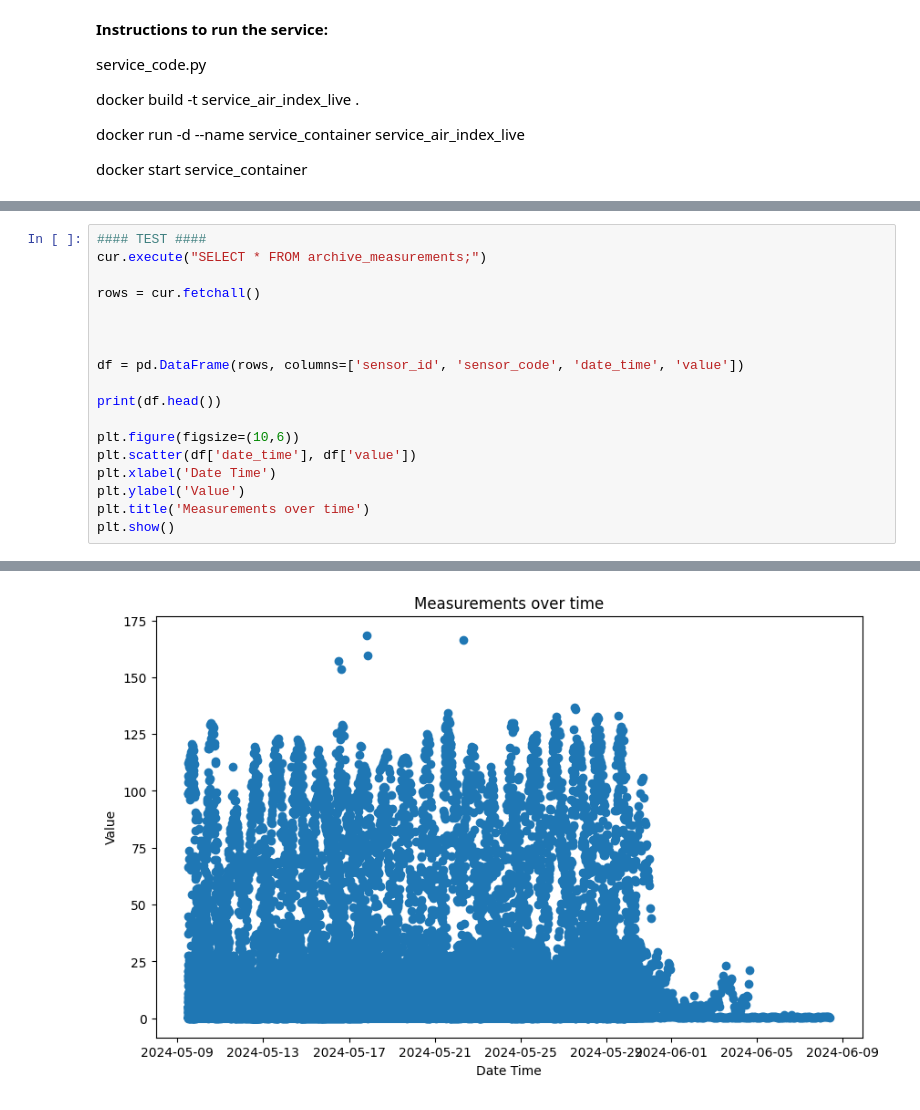
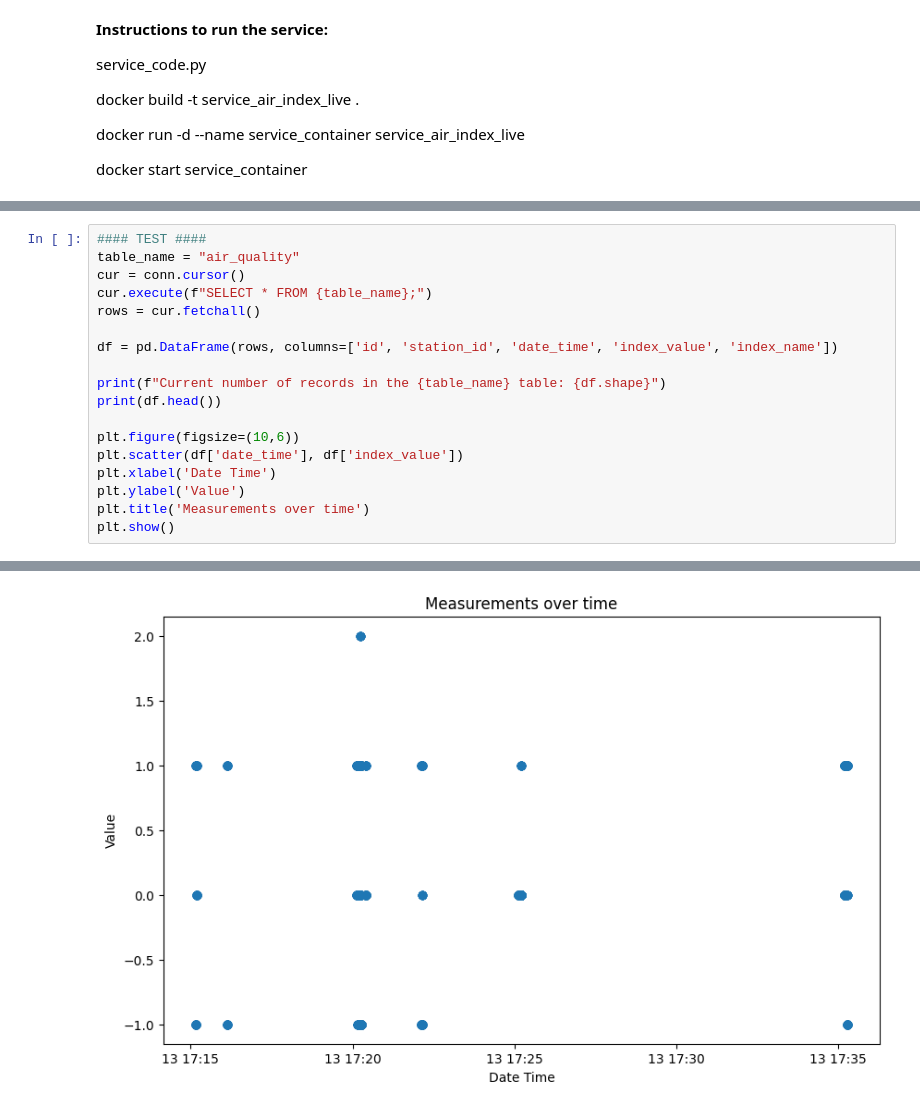
Before and after one commit to KosoliCstud/project, a Jupyter notebook: project_code.ipynb, the cells around one changed output, grey strips where cells are left out. Saved outputs shown, nothing was run; the diff lists cells and outputs as text.

```diff
--- a/project_code.ipynb
+++ b/project_code.ipynb
@@ -752,17 +721,17 @@ df
 # %%
 #### TEST ####
-cur.execute("SELECT * FROM archive_measurements;")
-
+table_name = "air_quality"
+cur = conn.cursor()
+cur.execute(f"SELECT * FROM {table_name};")
 rows = cur.fetchall()
 
+df = pd.DataFrame(rows, columns=['id', 'station_id', 'date_time', 'index_value', 'index_name'])
 
-
-df = pd.DataFrame(rows, columns=['sensor_id', 'sensor_code', 'date_time', 'value'])
-
+print(f"Current number of records in the {table_name} table: {df.shape}")
 print(df.head())
 
 plt.figure(figsize=(10,6))
-plt.scatter(df['date_time'], df['value'])
+plt.scatter(df['date_time'], df['index_value'])
 plt.xlabel('Date Time')
 plt.ylabel('Value')
 plt.title('Measurements over time')
@@ -777 +747 @@ plt.show()
-[figure, old version]
+[figure, new version]
```
Also changed, not shown: parts of 11 cells of this notebook.
